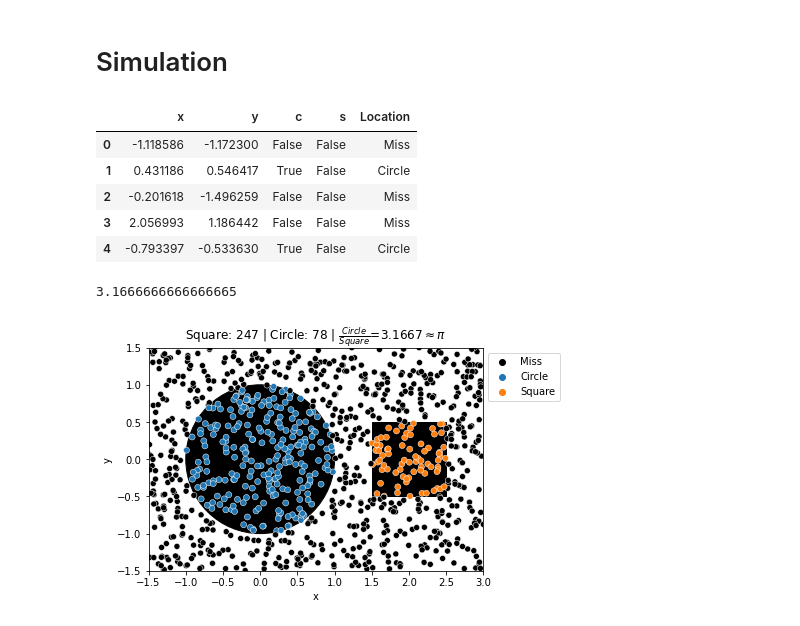
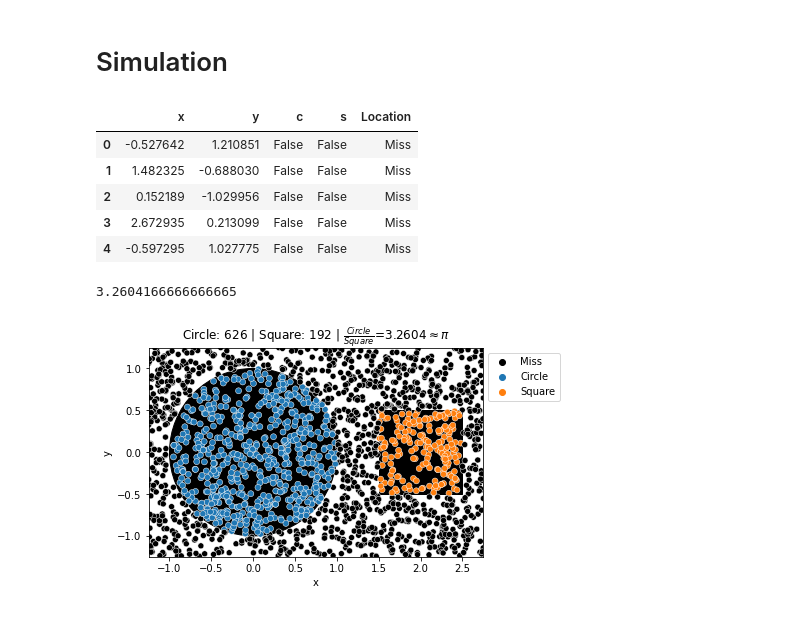
Before and after one commit to michaelsilverstein/Simulations, a Jupyter notebook: pi_monte_carlo.ipynb, the cells around one changed output. Cells and saved outputs as stored; diff of their text form; code cells hidden in the pictures.

```diff
--- a/pi_monte_carlo.ipynb
+++ b/pi_monte_carlo.ipynb
@@ -43,9 +43,9 @@ c = (0, 0)
 sq_bl = (1.5, -.5)
 
 """Randomly sample"""
-xlim = (-1.5, 3)
-ylim = (-1.5, 1.5)
-n = 1000
+xlim = (-1.25, 2.75)
+ylim = (-1.25, 1.25)
+n = 2000
 randx = np.random.uniform(*xlim, n)
 randy = np.random.uniform(*ylim, n)
 xy = np.vstack((randx, randy)).T
@@ -58,39 +58,40 @@ df['Location'] = df[['c', 's']].apply(lambda x: 'Miss' if (~x).all() else 'Squar
 df.head()
 # %% [output]
 |  | x | y | c | s | Location |
-| 0 | -1.118586 | -1.172300 | False | False | Miss |
-| 1 | 0.431186 | 0.546417 | True | False | Circle |
-| 2 | -0.201618 | -1.496259 | False | False | Miss |
-| 3 | 2.056993 | 1.186442 | False | False | Miss |
-| 4 | -0.793397 | -0.533630 | True | False | Circle |
+| 0 | -0.527642 | 1.210851 | False | False | Miss |
+| 1 | 1.482325 | -0.688030 | False | False | Miss |
+| 2 | 0.152189 | -1.029956 | False | False | Miss |
+| 3 | 2.672935 | 0.213099 | False | False | Miss |
+| 4 | -0.597295 | 1.027775 | False | False | Miss |
 # %%
 """Calculate pi"""
 # A(c) = pi * r ^ 2; A(sq) = r ^ 2 ==> pi = A(c) / A(sq)
-df.c.sum()/df.s.sum()
+pi = df.c.sum()/df.s.sum()
+pi
 # %% [output]
-3.1666666666666665
+3.2604166666666665
 # %%
 """Plot"""
 c_patch = patches.Circle(c, r, color='k', zorder=0)
 sq_patch = patches.Rectangle(sq_bl, r, r, color='k', zorder=0)
 
 plt.figure(figsize=(6, 6))
 
 ax = plt.gca()
 ax.add_patch(c_patch)
 ax.add_patch(sq_patch)
 
 # Scatter points
 palette = dict(zip(['Circle', 'Square'], sns.color_palette()))
 palette['Miss'] = 'k'
 sns.scatterplot(x='x', y='y', hue='Location', data=df, palette=palette)
 
 
 plt.xlim(xlim)
 plt.ylim(ylim)
 ax.set_aspect('equal')
 plt.legend(bbox_to_anchor=(1, 1))
-plt.title(rf'Square: {df.c.sum()} | Circle: {df.s.sum()} | $\frac{{Circle}}{{Square}}$={df.c.sum()/df.s.sum():.4f}$\approx\pi$')
+plt.title(rf'Circle: {df.c.sum()} | Square: {df.s.sum()} | $\frac{{Circle}}{{Square}}$={pi:.4f}$\approx\pi$')
 plt.show()
 # %% [output]
-[figure, old version]
+[figure, new version]
```
